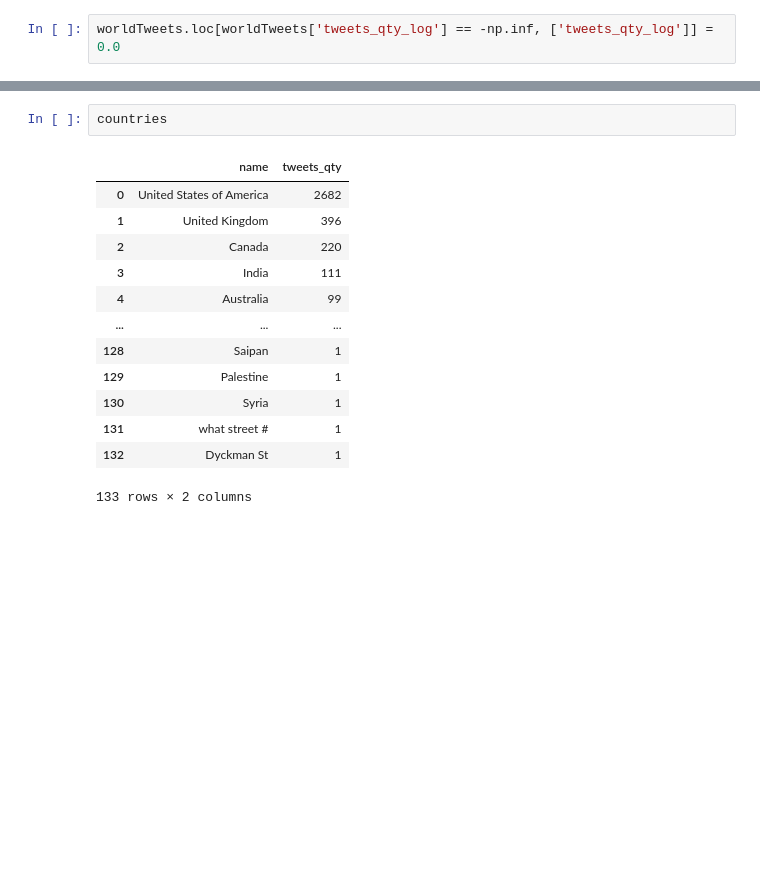
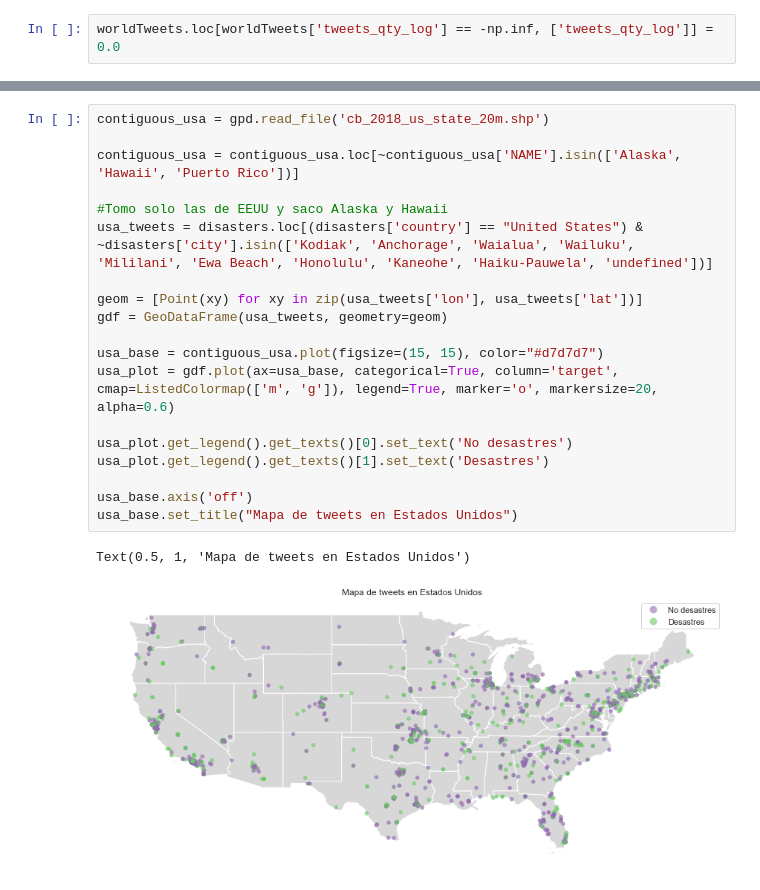
Before and after one commit to AlurrAldrey/OrgaDatosTP, a Jupyter notebook: tp1/TP1_hashtags_mentions.ipynb, the cells around one changed output, grey strips where cells are left out. Saved outputs shown, nothing was run; the diff lists cells and outputs as text; blank space fills up the shorter version.

```diff
--- a/tp1/TP1_hashtags_mentions.ipynb
+++ b/tp1/TP1_hashtags_mentions.ipynb
@@ -495,16 +594,22 @@ ax.set_xticklabels([])
-# %%
-countries
-# %% [output]
-|  | name | tweets_qty |
-| 0 | United States of America | 2682 |
-| 1 | United Kingdom | 396 |
-| 2 | Canada | 220 |
-| 3 | India | 111 |
-| 4 | Australia | 99 |
-| ... | ... | ... |
-| 128 | Saipan | 1 |
-| 129 | Palestine | 1 |
-| 130 | Syria | 1 |
-| 131 | what street # | 1 |
-| 132 | Dyckman St | 1 |
-133 rows × 2 columns
+# %%
+contiguous_usa = gpd.read_file('cb_2018_us_state_20m.shp')
+
+contiguous_usa = contiguous_usa.loc[~contiguous_usa['NAME'].isin(['Alaska', 'Hawaii', 'Puerto Rico'])]
+
+#Tomo solo las de EEUU y saco Alaska y Hawaii
+usa_tweets = disasters.loc[(disasters['country'] == "United States") & ~disasters['city'].isin(['Kodiak', 'Anchorage', 'Waialua', 'Wailuku', 'Mililani', 'Ewa Beach', 'Honolulu', 'Kaneohe', 'Haiku-Pauwela', 'undefined'])]
+
+geom = [Point(xy) for xy in zip(usa_tweets['lon'], usa_tweets['lat'])]
+gdf = GeoDataFrame(usa_tweets, geometry=geom)
+
+usa_base = contiguous_usa.plot(figsize=(15, 15), color="#d7d7d7")
+usa_plot = gdf.plot(ax=usa_base, categorical=True, column='target', cmap=ListedColormap(['m', 'g']), legend=True, marker='o', markersize=20, alpha=0.6)
+
+usa_plot.get_legend().get_texts()[0].set_text('No desastres')
+usa_plot.get_legend().get_texts()[1].set_text('Desastres')
+
+usa_base.axis('off')
+usa_base.set_title("Mapa de tweets en Estados Unidos")
+# %% [output]
+Text(0.5, 1, 'Mapa de tweets en Estados Unidos')
+[figure, added]
```
Also changed, not shown: parts of 20 cells of this notebook, 7 other files.
